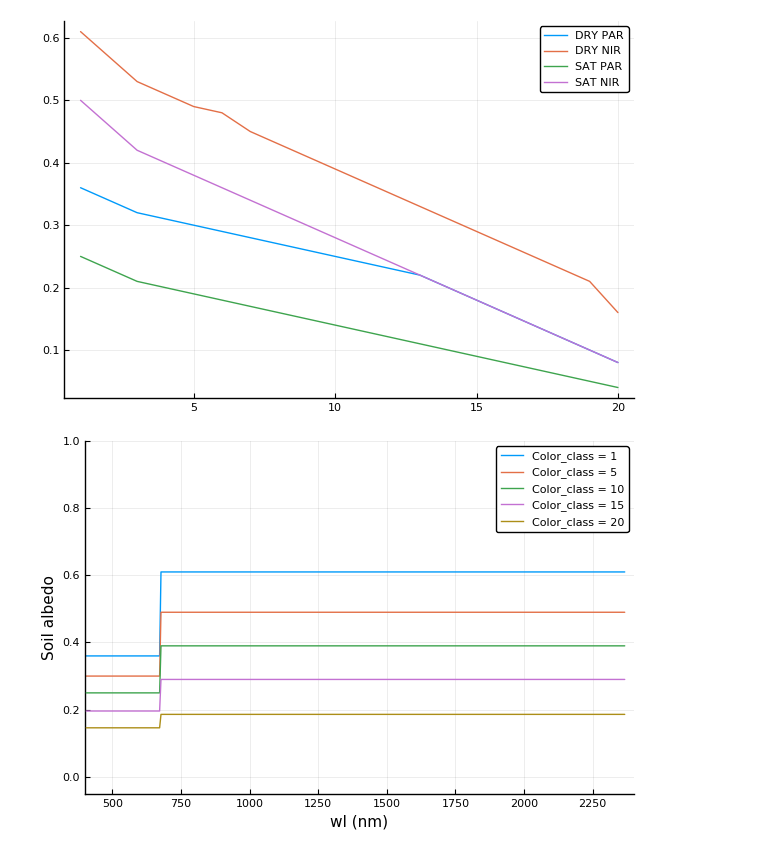
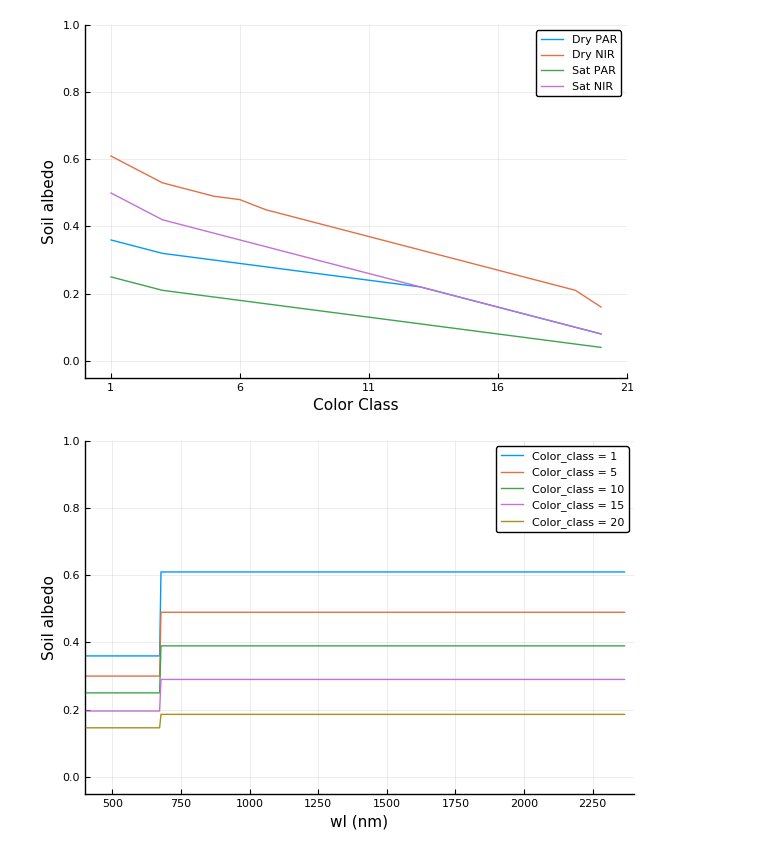
Before and after one commit to CliMA/Land, a Jupyter notebook: notebooks/soil_example.ipynb, the cells around one changed output. Saved outputs shown, nothing was run; the diff lists cells and outputs as text; code cells hidden in the pictures.

```diff
--- a/notebooks/soil_example.ipynb
+++ b/notebooks/soil_example.ipynb
@@ -44,8 +38,11 @@ WARNING: redefining constant dry_bnd
-# %%
-plot(color_class, dry_bnd, label=["DRY PAR" "DRY NIR"])
-plot!(color_class, sat_bnd, label=["SAT PAR" "SAT NIR"])
-# %% [output]
-[figure, removed]
+# %%
+plot(color_class, dry_bnd, label=["Dry PAR" "Dry NIR"])
+plot!(color_class, sat_bnd, label=["Sat PAR" "Sat NIR"])
+ylabel!("Soil albedo")
+xlabel!("Color Class")
+plot!(xlims = (0.0,21.), ylims = (-0.05, 1.0), xticks = 1:5:21., yticks = 0:0.2:1.0)
+# %% [output]
+[figure, added]
 # %%
 function soil_albedo(color_class, soil_moisture)
 
```
Also changed, not shown: parts of 8 cells of this notebook, 2 other files.
